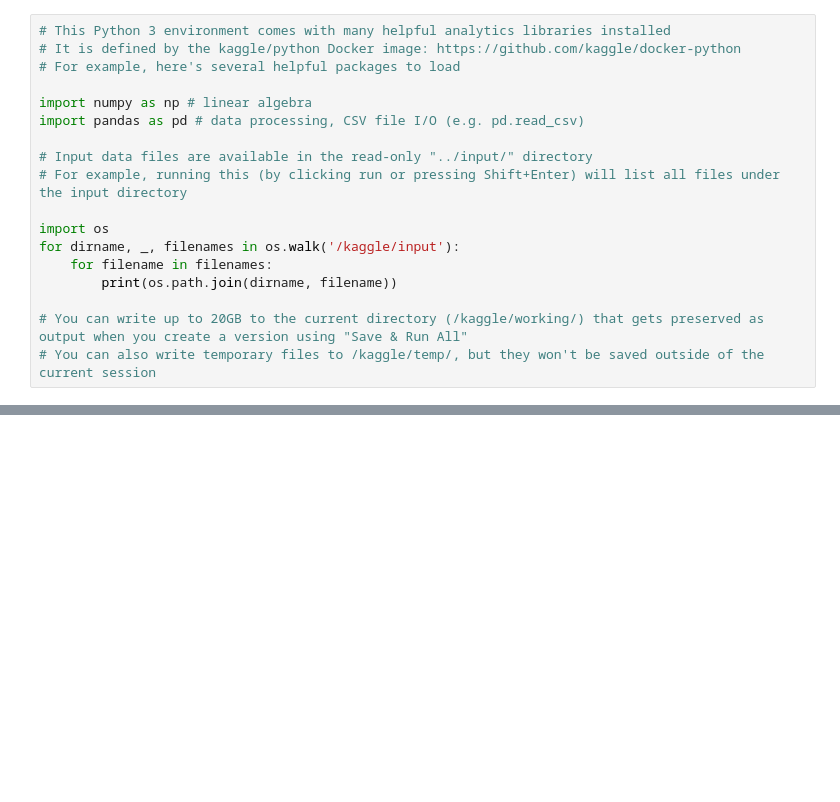
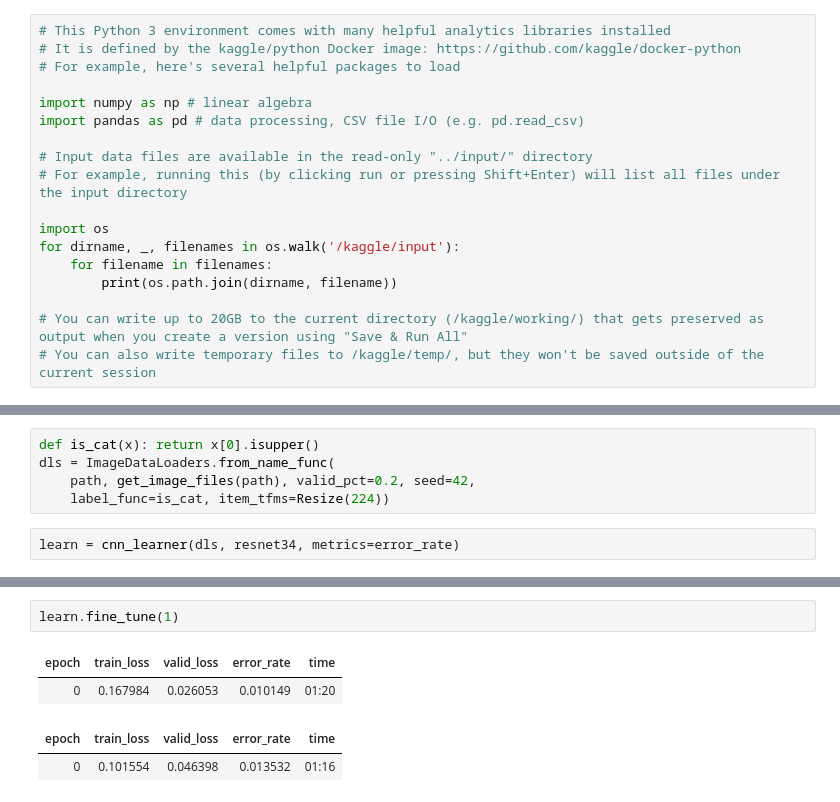
Before and after one commit to omergilani/FastAI_Book_WalkThrough, a Jupyter notebook: fastaibook-chap1.ipynb, the cells around one changed output, grey strips where cells are left out. Cells and saved outputs as stored; diff of their text form; blank space fills up the shorter version.

```diff
--- a/fastaibook-chap1.ipynb
+++ b/fastaibook-chap1.ipynb
@@ -18,0 +36,7 @@ for dirname, _, filenames in os.walk('/kaggle/input'):
+# %%
+def is_cat(x): return x[0].isupper()
+dls = ImageDataLoaders.from_name_func(
+    path, get_image_files(path), valid_pct=0.2, seed=42,
+    label_func=is_cat, item_tfms=Resize(224))
+# %%
+learn = cnn_learner(dls, resnet34, metrics=error_rate)
@@ -18,0 +45,7 @@ for dirname, _, filenames in os.walk('/kaggle/input'):
+# %%
+learn.fine_tune(1)
+# %% [output]
+| epoch | train_loss | valid_loss | error_rate | time |
+| 0 | 0.167984 | 0.026053 | 0.010149 | 01:20 |
+| epoch | train_loss | valid_loss | error_rate | time |
+| 0 | 0.101554 | 0.046398 | 0.013532 | 01:16 |
```
Also changed, not shown: parts of 12 cells of this notebook.
